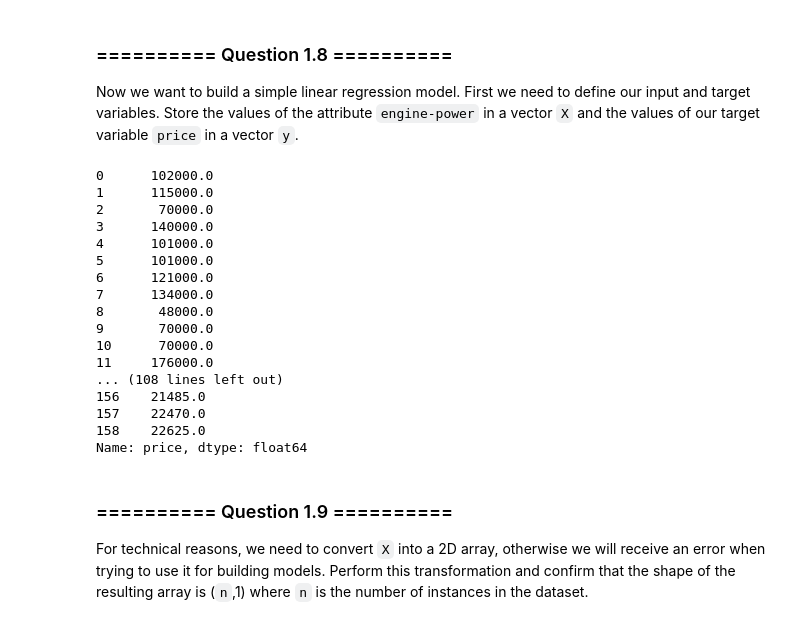
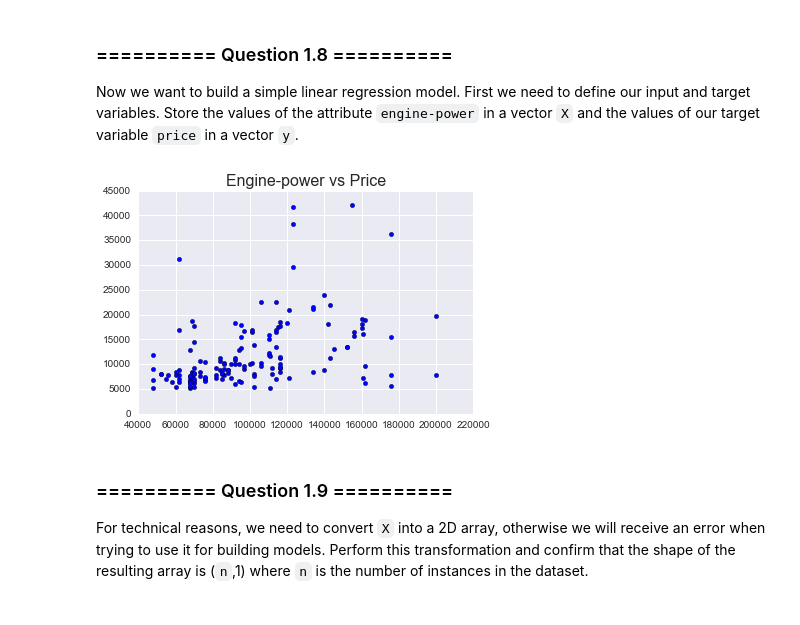
Before and after one commit to richardharmadi/iaml, a Jupyter notebook: 05_Assignment_2.ipynb, the cells around one changed output. Drawn from its saved outputs; the diff is of its cells as text; code cells hidden in the pictures.

```diff
--- a/05_Assignment_2.ipynb
+++ b/05_Assignment_2.ipynb
@@ -190,27 +190,12 @@ Now we want to build a simple linear regression model. First we need to define o
 # %%
 # Your code goes here
 X = auto_numeric['engine-power']
 y = auto_numeric['price']
-print (X)
-print (y)
+plt.scatter(X,y)
+plt.title('Engine-power vs Price',fontsize=16)
+plt.show()
 # %% [output]
-0      102000.0
-1      115000.0
-2       70000.0
-3      140000.0
-4      101000.0
-5      101000.0
-6      121000.0
-7      134000.0
-8       48000.0
-9       70000.0
-10      70000.0
-11     176000.0
-... (108 lines left out)
-156    21485.0
-157    22470.0
-158    22625.0
-Name: price, dtype: float64
+[figure, added]
 # %% [markdown]
 ### ========== Question 1.9 ==========
 For technical reasons, we need to convert `X` into a 2D array, otherwise we will receive an error when trying to use it for building models. Perform this transformation and confirm that the shape of the resulting array is (`n`,1) where `n` is the number of instances in the dataset.
```
Also changed, not shown: parts of 28 cells of this notebook, 1 other file.
